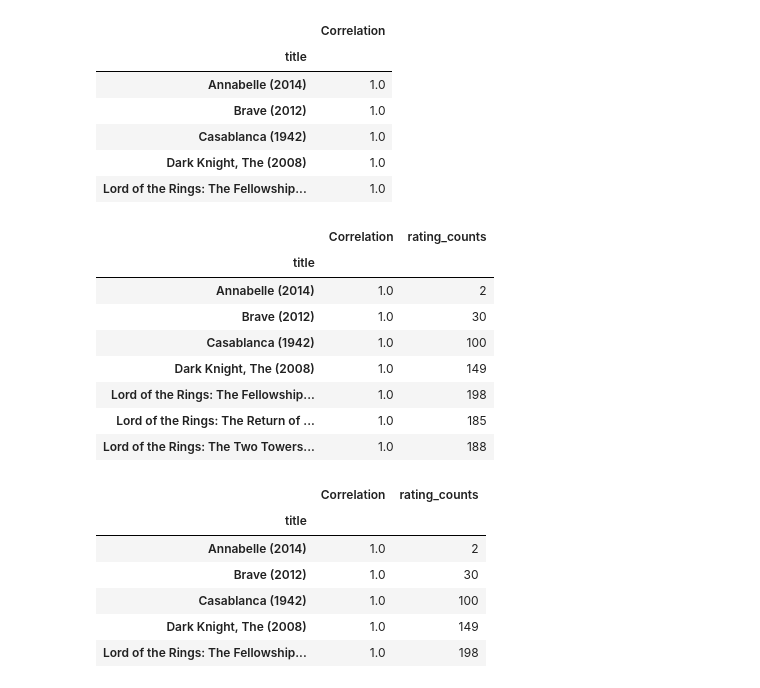
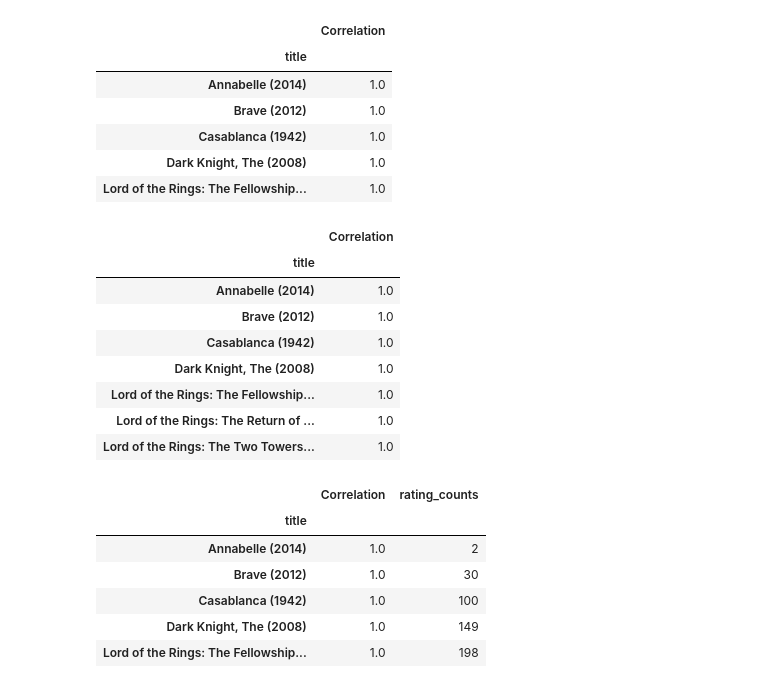
Before and after one commit to quvoid/movierecommendation, a Jupyter notebook: Movierecommendation.ipynb, the cells around one changed output. Saved outputs shown, nothing was run; the diff lists cells and outputs as text; code cells hidden in the pictures.

```diff
--- a/Movierecommendation.ipynb
+++ b/Movierecommendation.ipynb
@@ -115,5 +117,5 @@ user_movie_rating.head()
 | 5 | NaN | NaN | NaN | NaN | NaN | ... |
 5 rows × 9719 columns
 # %%
-forrest_gump_ratings = user_movie_rating['Annabelle (2014)']
+selected_movie_ratings = user_movie_rating['Annabelle (2014)']
 # %%
@@ -127,11 +129,11 @@ userId
 5   NaN
 Name: Annabelle (2014), dtype: float64
 # %%
-movies_like_forest_gump = user_movie_rating.corrwith(forrest_gump_ratings)
+movies_like_selected_movie = user_movie_rating.corrwith(selected_movie_ratings)
 
-corr_forrest_gump = pd.DataFrame(movies_like_forest_gump, columns=['Correlation'])
-corr_forrest_gump.dropna(inplace=True)
-corr_forrest_gump.head()
+corr_selected_movie = pd.DataFrame(movies_like_selected_movie, columns=['Correlation'])
+corr_selected_movie.dropna(inplace=True)
+corr_selected_movie.head()
 # %% [output]
 |  | Correlation |
 | title |  |
@@ -141,15 +143,15 @@ corr_forrest_gump.head()
 | Dark Knight, The (2008) | 1.0 |
 | Lord of the Rings: The Fellowship... | 1.0 |
 # %%
-corr_forrest_gump.sort_values('Correlation', ascending=False).head(20)
+corr_selected_movie.sort_values('Correlation', ascending=False).head(20)
 # %% [output]
-|  | Correlation | rating_counts |
-| title |  |  |
-| Annabelle (2014) | 1.0 | 2 |
-| Brave (2012) | 1.0 | 30 |
-| Casablanca (1942) | 1.0 | 100 |
-| Dark Knight, The (2008) | 1.0 | 149 |
-| Lord of the Rings: The Fellowship... | 1.0 | 198 |
-| Lord of the Rings: The Return of ... | 1.0 | 185 |
-| Lord of the Rings: The Two Towers... | 1.0 | 188 |
+|  | Correlation |
+| title |  |
+| Annabelle (2014) | 1.0 |
+| Brave (2012) | 1.0 |
+| Casablanca (1942) | 1.0 |
+| Dark Knight, The (2008) | 1.0 |
+| Lord of the Rings: The Fellowship... | 1.0 |
+| Lord of the Rings: The Return of ... | 1.0 |
+| Lord of the Rings: The Two Towers... | 1.0 |
 # %%
```
Also changed, not shown: parts of 4 cells of this notebook.
